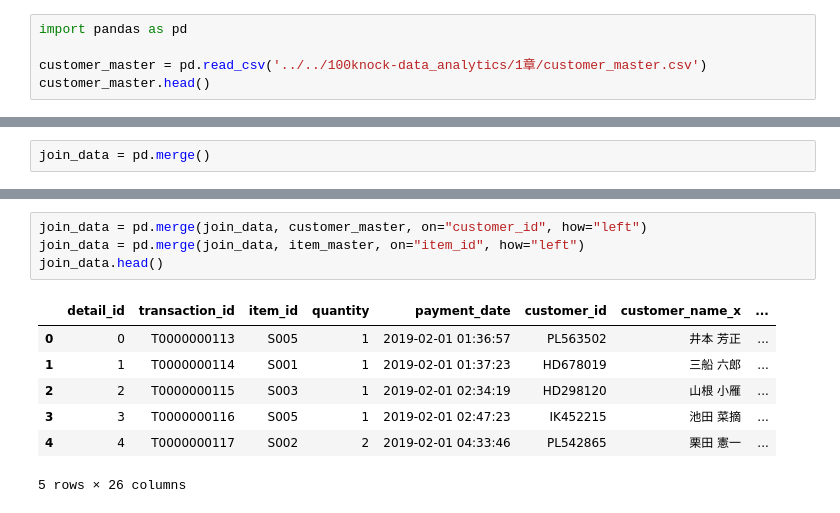
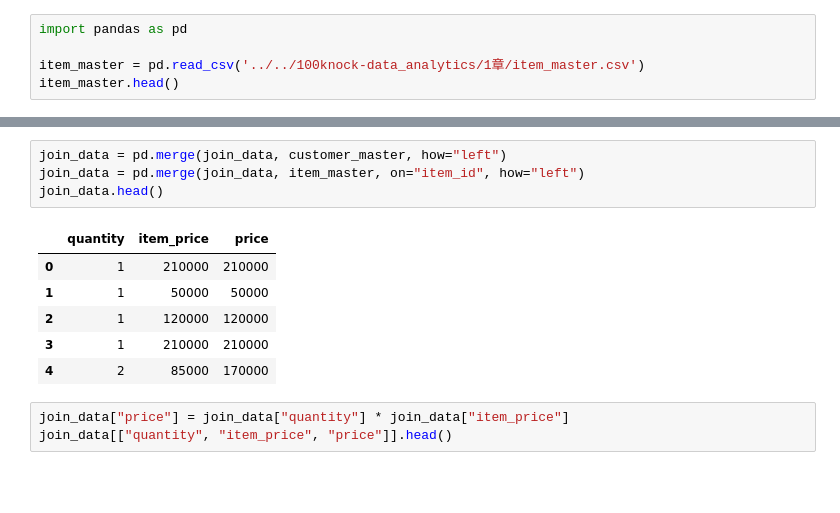
Before and after one commit to sugarl-sudo/python-data100, a Jupyter notebook: src/01/nok01.ipynb, the cells around one changed output, grey strips where cells are left out. Drawn from its saved outputs; the diff is of its cells as text; blank space fills up the shorter version.

```diff
--- a/src/01/nok01.ipynb
+++ b/src/01/nok01.ipynb
@@ -1,6 +7,6 @@
 # %%
 import pandas as pd
 
-customer_master = pd.read_csv('../../100knock-data_analytics/1章/customer_master.csv')
-customer_master.head()
+item_master = pd.read_csv('../../100knock-data_analytics/1章/item_master.csv')
+item_master.head()
 # %% [output]
@@ -84,2 +72,0 @@ join_data.head()
-# %%
-join_data = pd.merge()
@@ -86,12 +81,14 @@ join_data = pd.merge()
 # %%
-join_data = pd.merge(join_data, customer_master, on="customer_id", how="left")
+join_data = pd.merge(join_data, customer_master, how="left")
 join_data = pd.merge(join_data, item_master, on="item_id", how="left")
 join_data.head()
 # %% [output]
-|  | detail_id | transaction_id | item_id | quantity | payment_date | customer_id | customer_name_x | ... |
-| 0 | 0 | T0000000113 | S005 | 1 | 2019-02-01 01:36:57 | PL563502 | 井本 芳正 | ... |
-| 1 | 1 | T0000000114 | S001 | 1 | 2019-02-01 01:37:23 | HD678019 | 三船 六郎 | ... |
-| 2 | 2 | T0000000115 | S003 | 1 | 2019-02-01 02:34:19 | HD298120 | 山根 小雁 | ... |
-| 3 | 3 | T0000000116 | S005 | 1 | 2019-02-01 02:47:23 | IK452215 | 池田 菜摘 | ... |
-| 4 | 4 | T0000000117 | S002 | 2 | 2019-02-01 04:33:46 | PL542865 | 栗田 憲一 | ... |
+|  | quantity | item_price | price |
+| 0 | 1 | 210000 | 210000 |
+| 1 | 1 | 50000 | 50000 |
+| 2 | 1 | 120000 | 120000 |
+| 3 | 1 | 210000 | 210000 |
+| 4 | 2 | 85000 | 170000 |
-5 rows × 26 columns
+# %%
+join_data["price"] = join_data["quantity"] * join_data["item_price"]
+join_data[["quantity", "item_price", "price"]].head()
```
Also changed, not shown: parts of 22 cells of this notebook, 1 other file.
